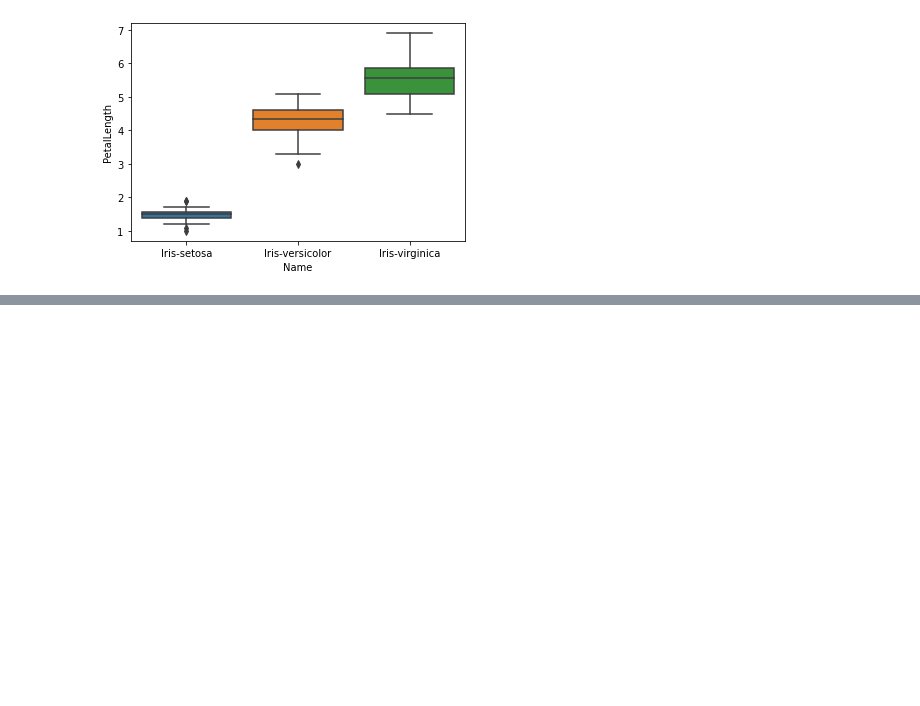
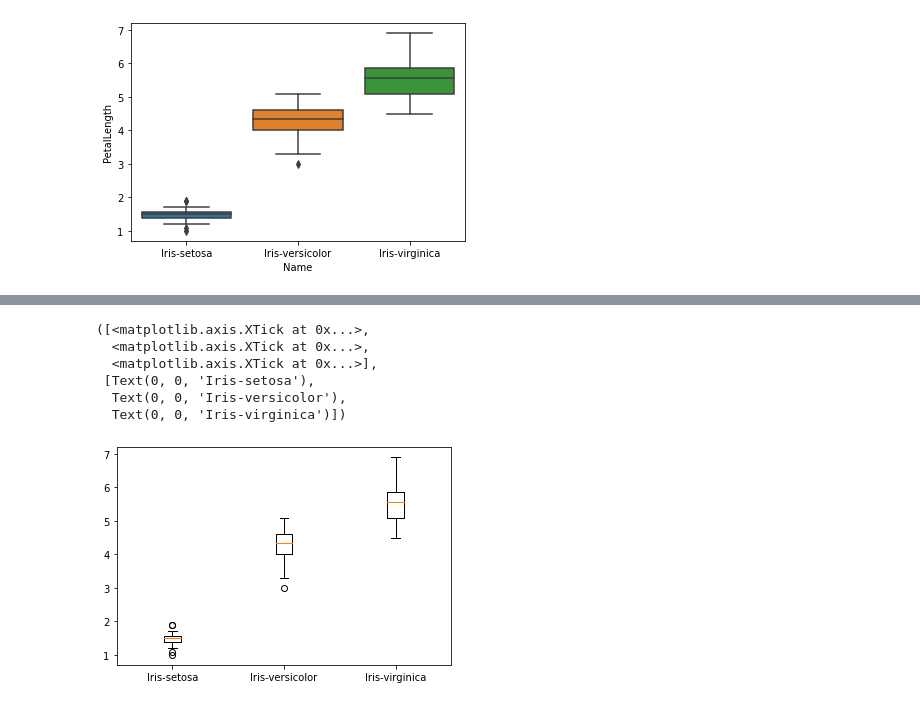
Before and after one commit to chuangchai49097/data_viz_2022, a Jupyter notebook: DataViz02_Data_Distribution.ipynb, the cells around one changed output, grey strips where cells are left out. Drawn from its saved outputs; the diff is of its cells as text; code cells hidden in the pictures; blank space fills up the shorter version.

```diff
--- a/DataViz02_Data_Distribution.ipynb
+++ b/DataViz02_Data_Distribution.ipynb
@@ -346,0 +377,16 @@ sns.boxplot(x='Name', y='PetalLength', data=df)
+# %%
+# เปลี่ยนชื่อ boxplot
+plt.boxplot(df['PetalLength'][:50], positions = [1])
+plt.boxplot(df['PetalLength'][50:100], positions = [2])
+plt.boxplot(df['PetalLength'][100:150], positions = [3])
+
+labels = ['Iris-setosa', 'Iris-versicolor', 'Iris-virginica']
+plt.xticks([1,2,3],labels)
+# %% [output]
+([<matplotlib.axis.XTick at 0x...>,
+  <matplotlib.axis.XTick at 0x...>,
+  <matplotlib.axis.XTick at 0x...>],
+ [Text(0, 0, 'Iris-setosa'),
+  Text(0, 0, 'Iris-versicolor'),
+  Text(0, 0, 'Iris-virginica')])
+[figure, added]
```
Also changed, not shown: parts of 16 cells of this notebook.
